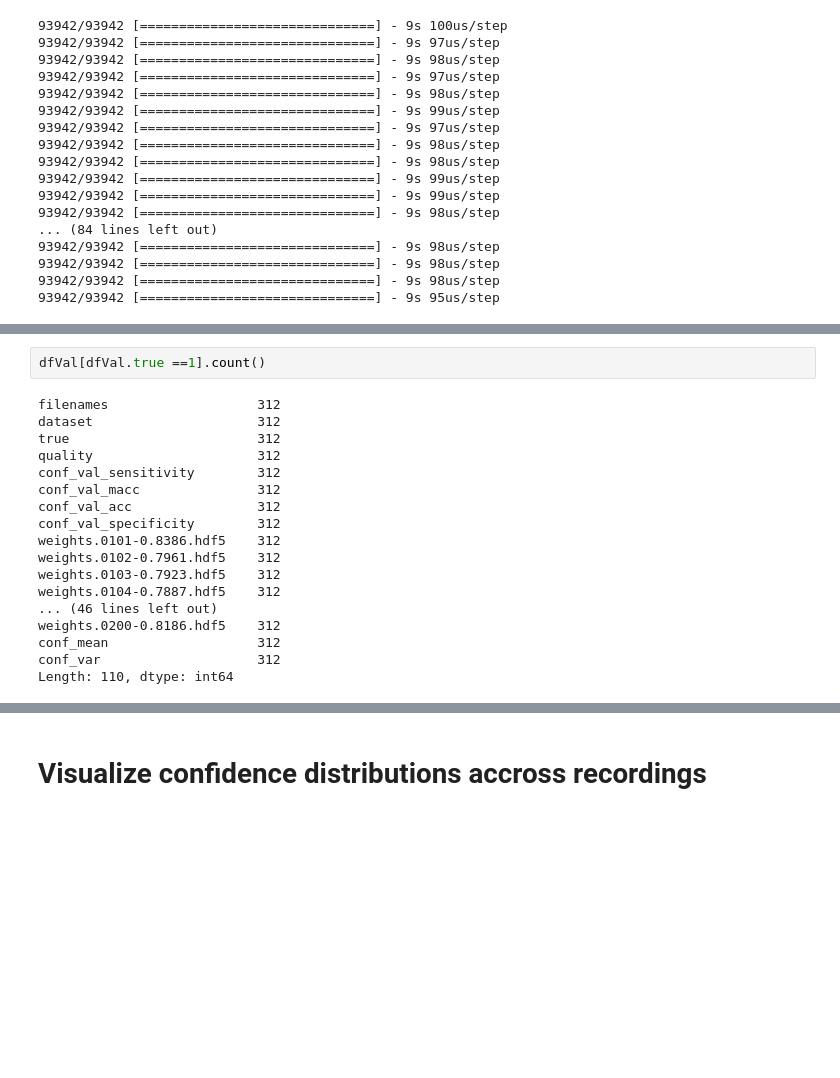
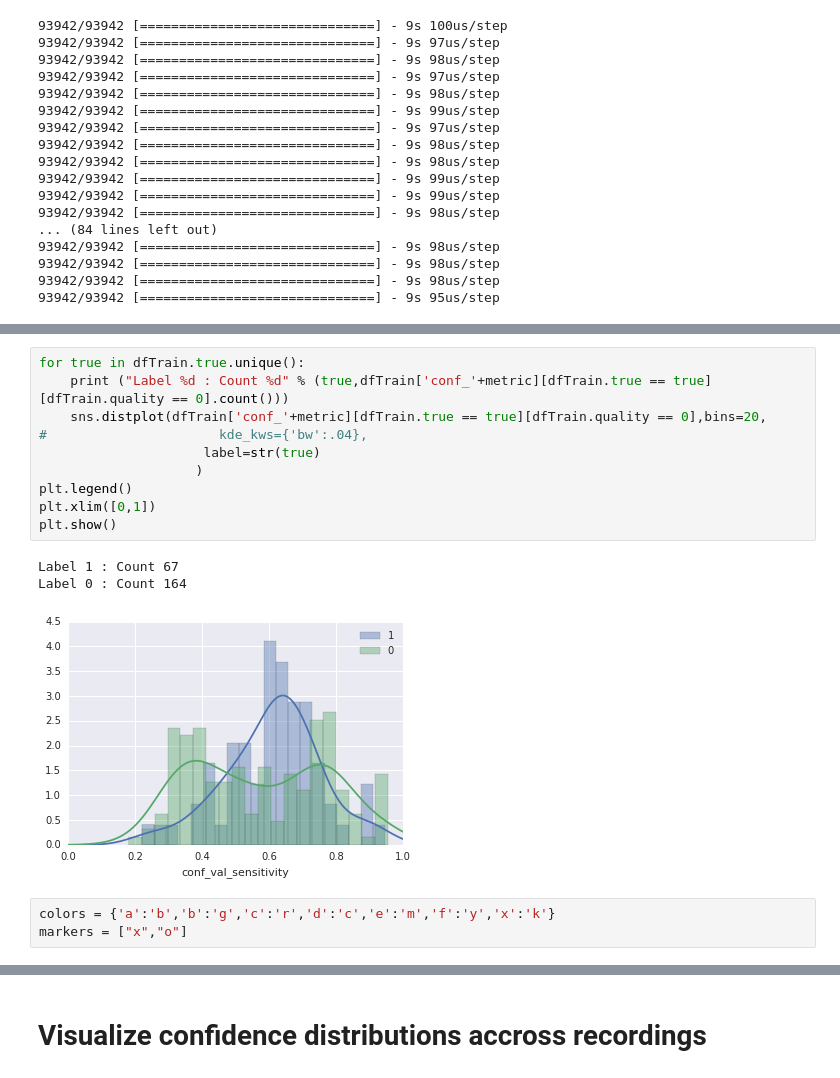
Before and after one commit to AhmedImtiazPrio/heartnet, a Jupyter notebook: codes/eval.ipynb, the cells around one changed output, grey strips where cells are left out. Cells and saved outputs as stored; diff of their text form; blank space fills up the shorter version.

```diff
--- a/codes/eval.ipynb
+++ b/codes/eval.ipynb
@@ -439,20 +432,17 @@ for model in dfTrain.columns[4:8].values:
-# %%
-dfVal[dfVal.true ==1].count()
-# %% [output]
-filenames                   312
-dataset                     312
-true                        312
-quality                     312
-conf_val_sensitivity        312
-conf_val_macc               312
-conf_val_acc                312
-conf_val_specificity        312
-weights.0101-0.8386.hdf5    312
-weights.0102-0.7961.hdf5    312
-weights.0103-0.7923.hdf5    312
-weights.0104-0.7887.hdf5    312
-... (46 lines left out)
-weights.0200-0.8186.hdf5    312
-conf_mean                   312
-conf_var                    312
-Length: 110, dtype: int64
+# %%
+for true in dfTrain.true.unique():
+    print ("Label %d : Count %d" % (true,dfTrain['conf_'+metric][dfTrain.true == true][dfTrain.quality == 0].count()))
+    sns.distplot(dfTrain['conf_'+metric][dfTrain.true == true][dfTrain.quality == 0],bins=20,
+#                      kde_kws={'bw':.04},
+                     label=str(true)
+                    )
+plt.legend()
+plt.xlim([0,1])
+plt.show()
+# %% [output]
+Label 1 : Count 67
+Label 0 : Count 164
+[figure, added]
+# %%
+colors = {'a':'b','b':'g','c':'r','d':'c','e':'m','f':'y','x':'k'}
+markers = ["x","o"]
```
Also changed, not shown: parts of 10 cells of this notebook.
